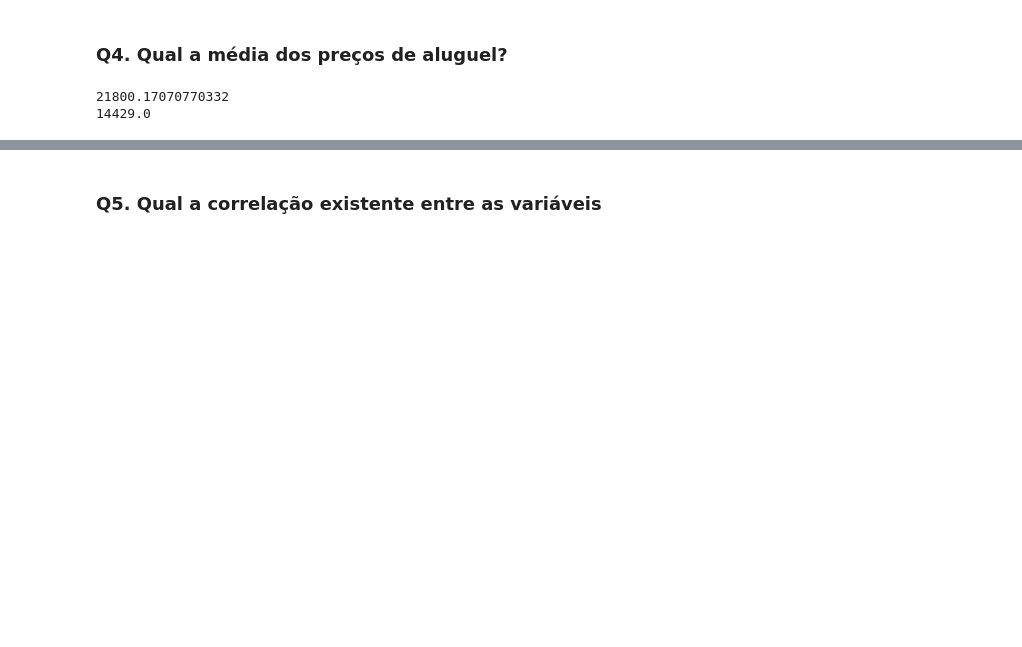
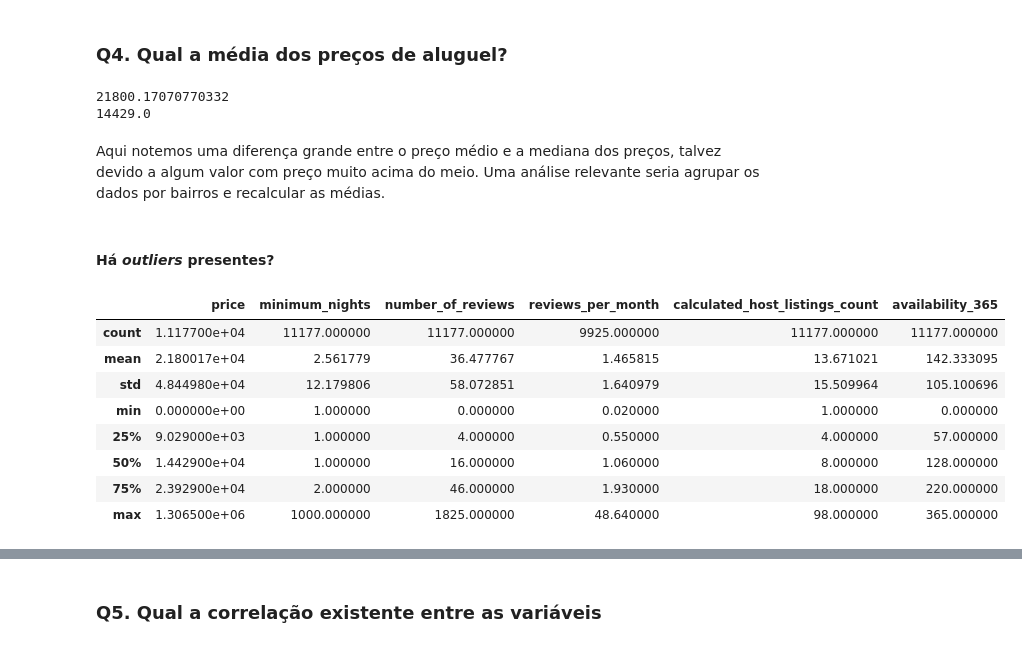
Before and after one commit to drdhenrique/proj_toquio_airbnb, a Jupyter notebook: Airbnb_Tokyo.ipynb, the cells around one changed output, grey strips where cells are left out. Drawn from its saved outputs; the diff is of its cells as text; code cells hidden in the pictures; blank space fills up the shorter version.

```diff
--- a/Airbnb_Tokyo.ipynb
+++ b/Airbnb_Tokyo.ipynb
@@ -138,3 +138,20 @@ print(df.price.median()) # Mediana dos preços
 # %% [output]
 21800.17070770332
 14429.0
+# %% [markdown]
+Aqui notemos uma diferença grande entre o preço médio e a mediana dos preços, talvez devido a algum valor com preço muito acima do meio. Uma análise relevante seria agrupar os dados por bairros e recalcular as médias.
+# %% [markdown]
+#### Há *outliers* presentes?
+# %%
+df[['price', 'minimum_nights', 'number_of_reviews', 'reviews_per_month',
+    'calculated_host_listings_count', 'availability_365']].describe()
+# %% [output]
+|  | price | minimum_nights | number_of_reviews | reviews_per_month | calculated_host_listings_count | availability_365 |
+| count | 1.117700e+04 | 11177.000000 | 11177.000000 | 9925.000000 | 11177.000000 | 11177.000000 |
+| mean | 2.180017e+04 | 2.561779 | 36.477767 | 1.465815 | 13.671021 | 142.333095 |
+| std | 4.844980e+04 | 12.179806 | 58.072851 | 1.640979 | 15.509964 | 105.100696 |
+| min | 0.000000e+00 | 1.000000 | 0.000000 | 0.020000 | 1.000000 | 0.000000 |
+| 25% | 9.029000e+03 | 1.000000 | 4.000000 | 0.550000 | 4.000000 | 57.000000 |
+| 50% | 1.442900e+04 | 1.000000 | 16.000000 | 1.060000 | 8.000000 | 128.000000 |
+| 75% | 2.392900e+04 | 2.000000 | 46.000000 | 1.930000 | 18.000000 | 220.000000 |
+| max | 1.306500e+06 | 1000.000000 | 1825.000000 | 48.640000 | 98.000000 | 365.000000 |
```
Also changed, not shown: parts of 19 cells of this notebook.
